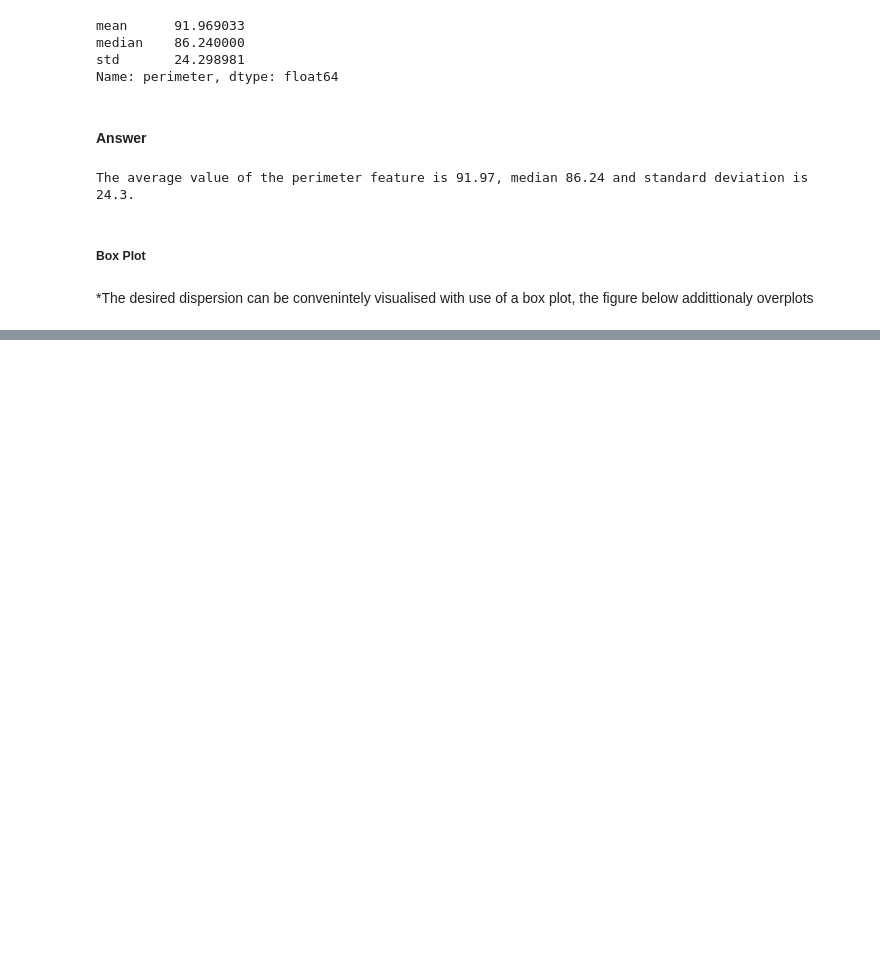
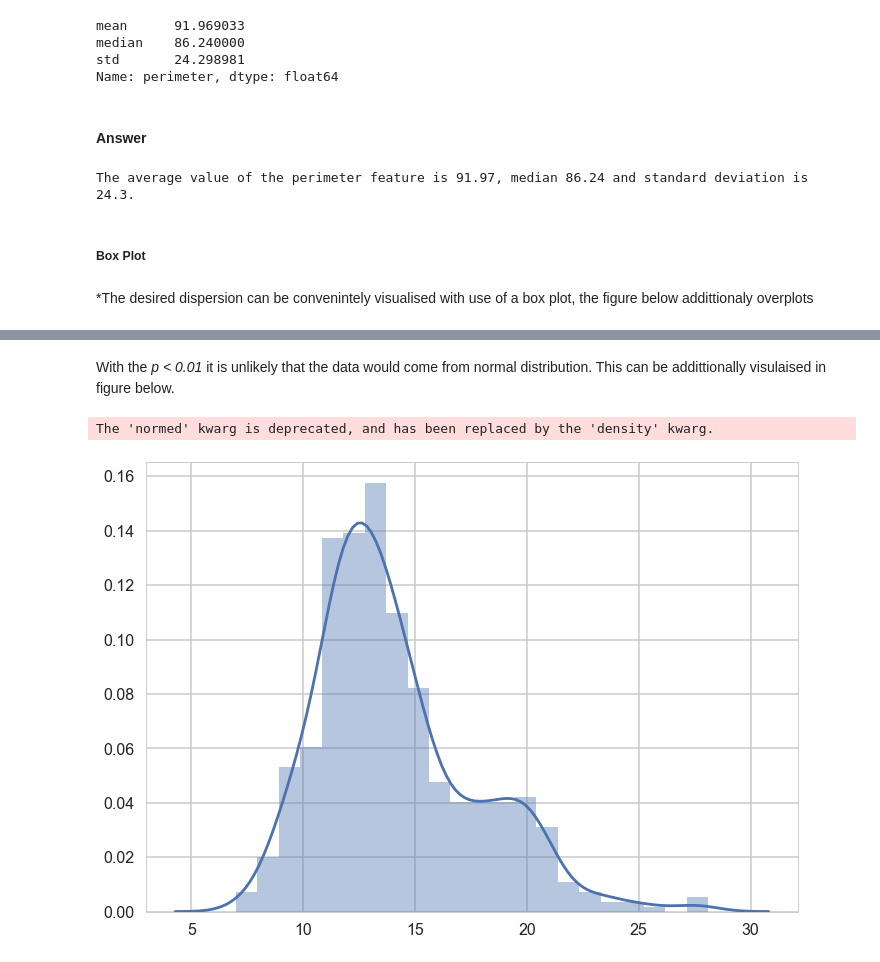
Before and after one commit to konradedgar/wdbc, a Jupyter notebook: wbc_anls.ipynb, the cells around one changed output, grey strips where cells are left out. Drawn from its saved outputs; the diff is of its cells as text; code cells hidden in the pictures; blank space fills up the shorter version.

```diff
--- a/wbc_anls.ipynb
+++ b/wbc_anls.ipynb
@@ -213,0 +227,7 @@ sns.swarmplot(data=dta_wdbc[['perimeter']], size=1, edgecolor="black", linewidth
+# %% [markdown]
+With the *p < 0.01* it is unlikely that the data would come from normal distribution. This can be addittionally visulaised in figure below.
+# %%
+sns.distplot(dta_wdbc[['radius']]);
+# %% [output]
+The 'normed' kwarg is deprecated, and has been replaced by the 'density' kwarg.
+[figure, added]
```
Also changed, not shown: parts of 16 cells of this notebook.
